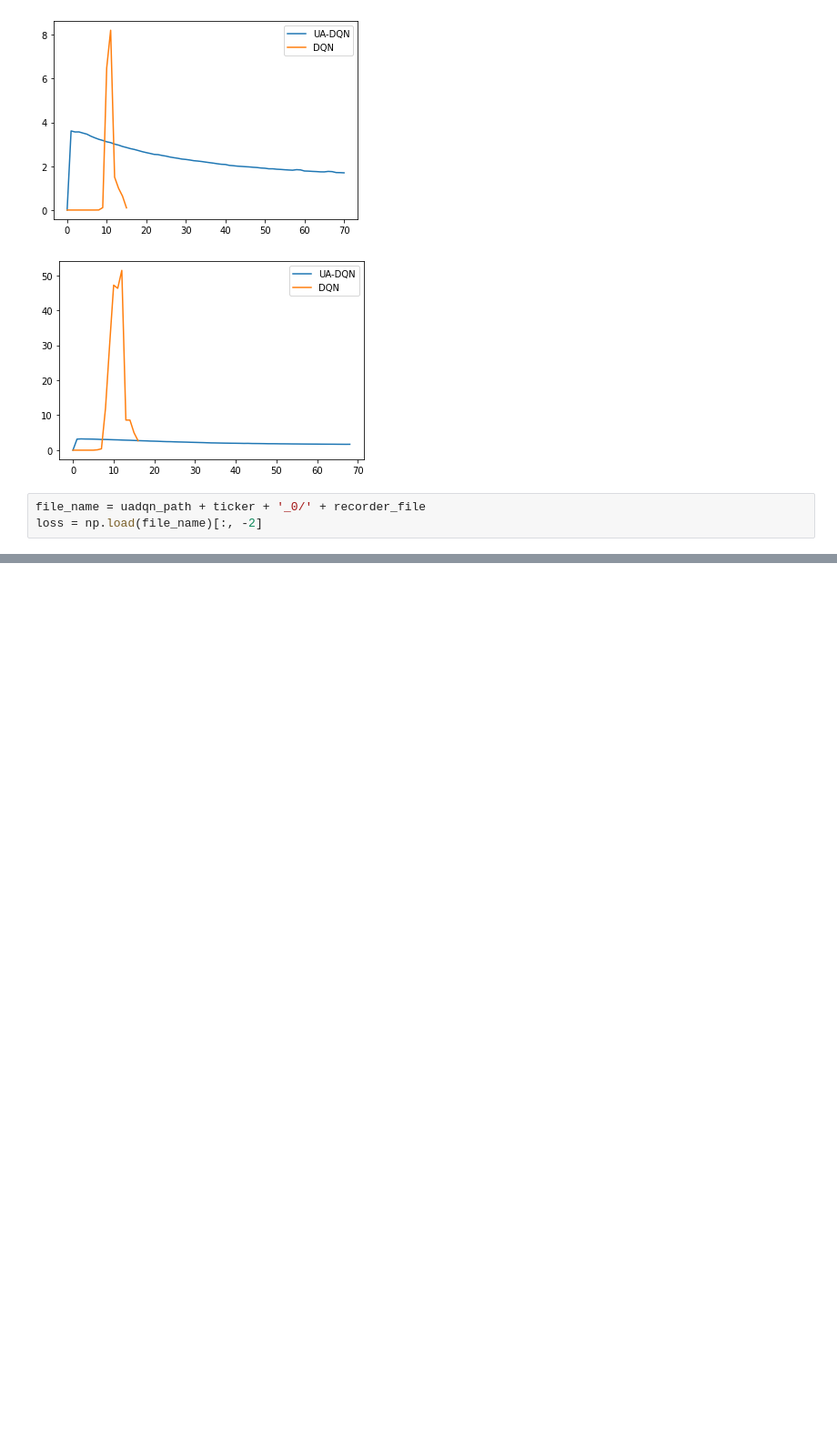
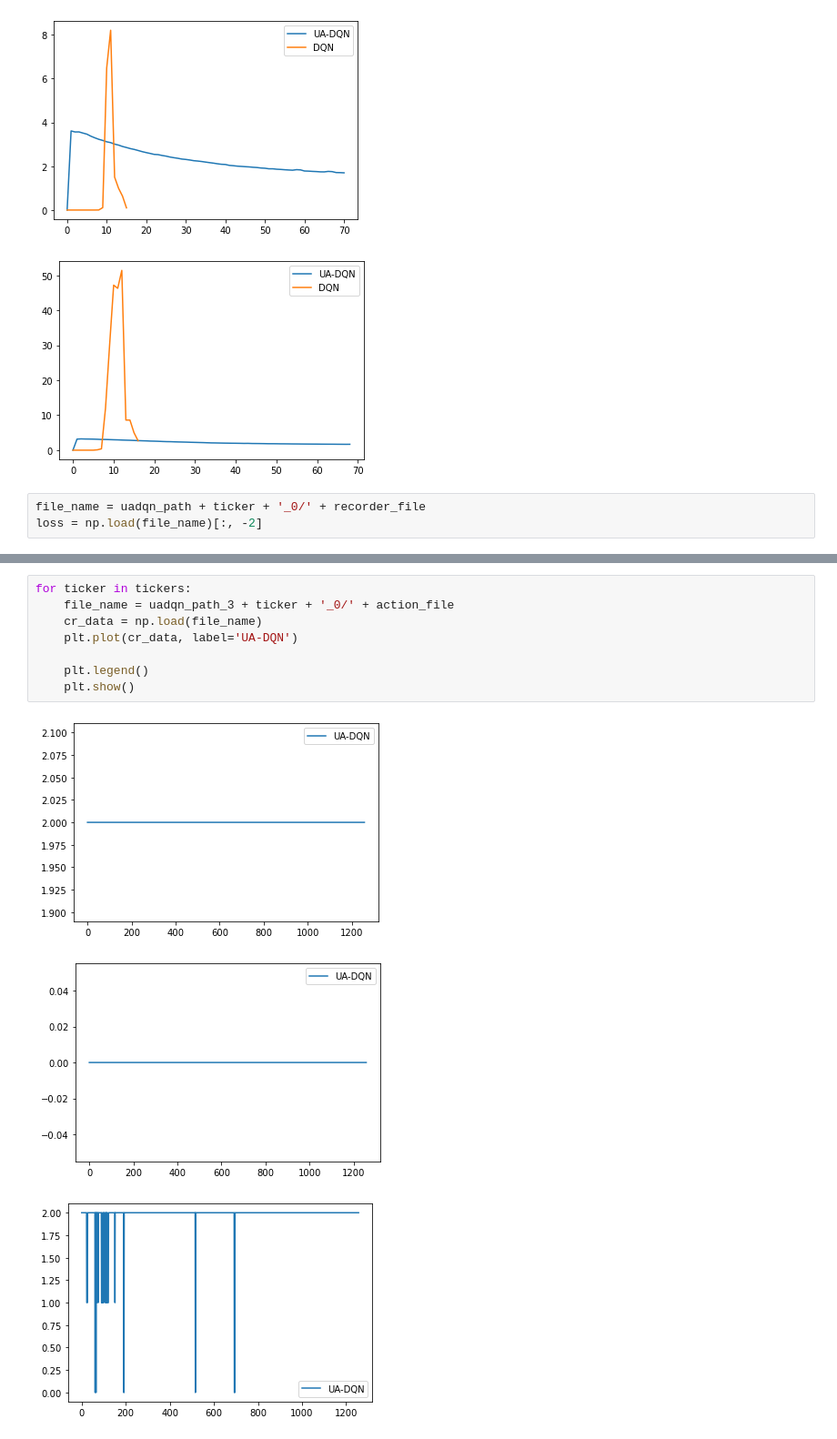
Before and after one commit to anita76/STAT-234-project, a Jupyter notebook: analysis.ipynb, the cells around one changed output, grey strips where cells are left out. Shown at 91% size. Drawn from its saved outputs; the diff is of its cells as text; blank space fills up the shorter version.

```diff
--- a/analysis.ipynb
+++ b/analysis.ipynb
@@ -119,0 +171,12 @@ result_data
+# %%
+for ticker in tickers:
+    file_name = uadqn_path_3 + ticker + '_0/' + action_file
+    cr_data = np.load(file_name)
+    plt.plot(cr_data, label='UA-DQN')
+
+    plt.legend()
+    plt.show()
+# %% [output]
+[figure, added]
+[figure, added]
+[figure, added]
```
Also changed, not shown: parts of 3 cells of this notebook, 6 other files.
